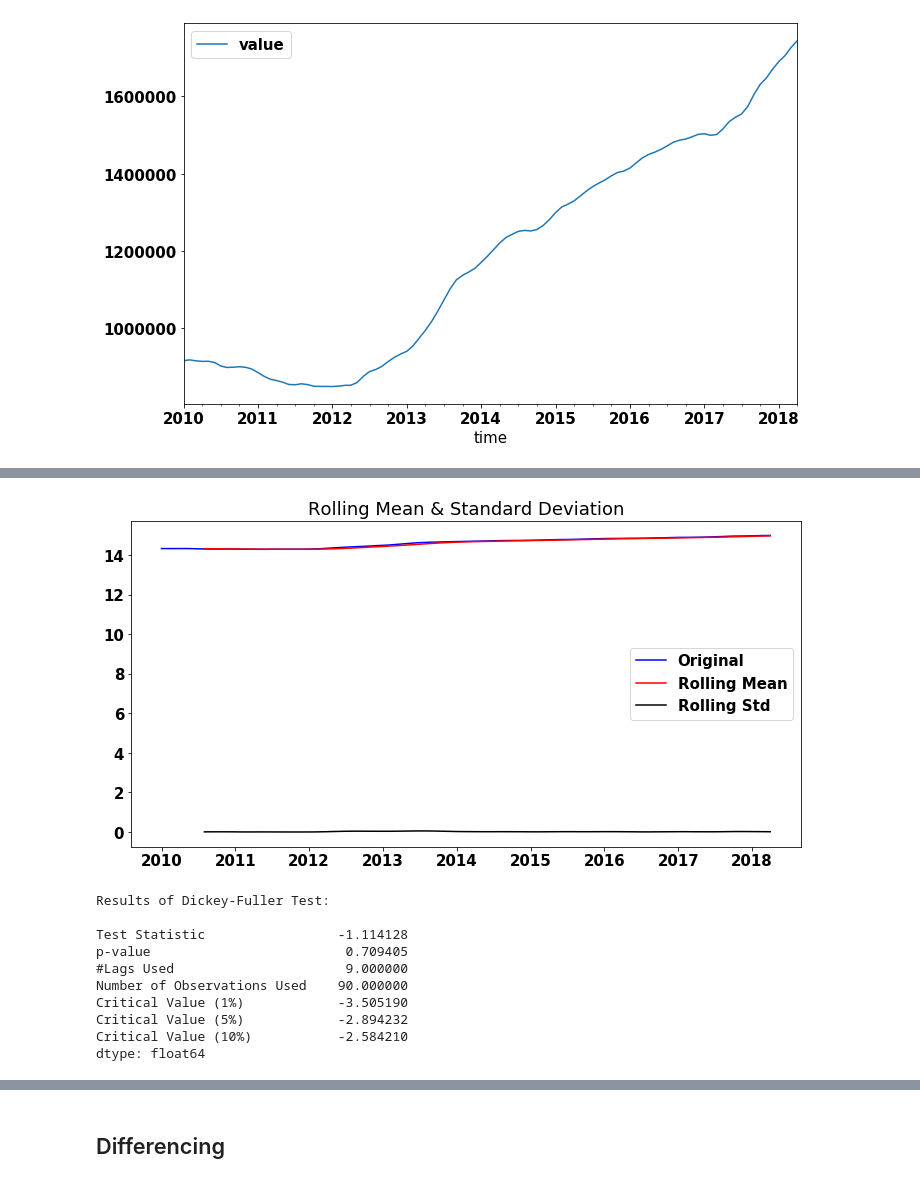
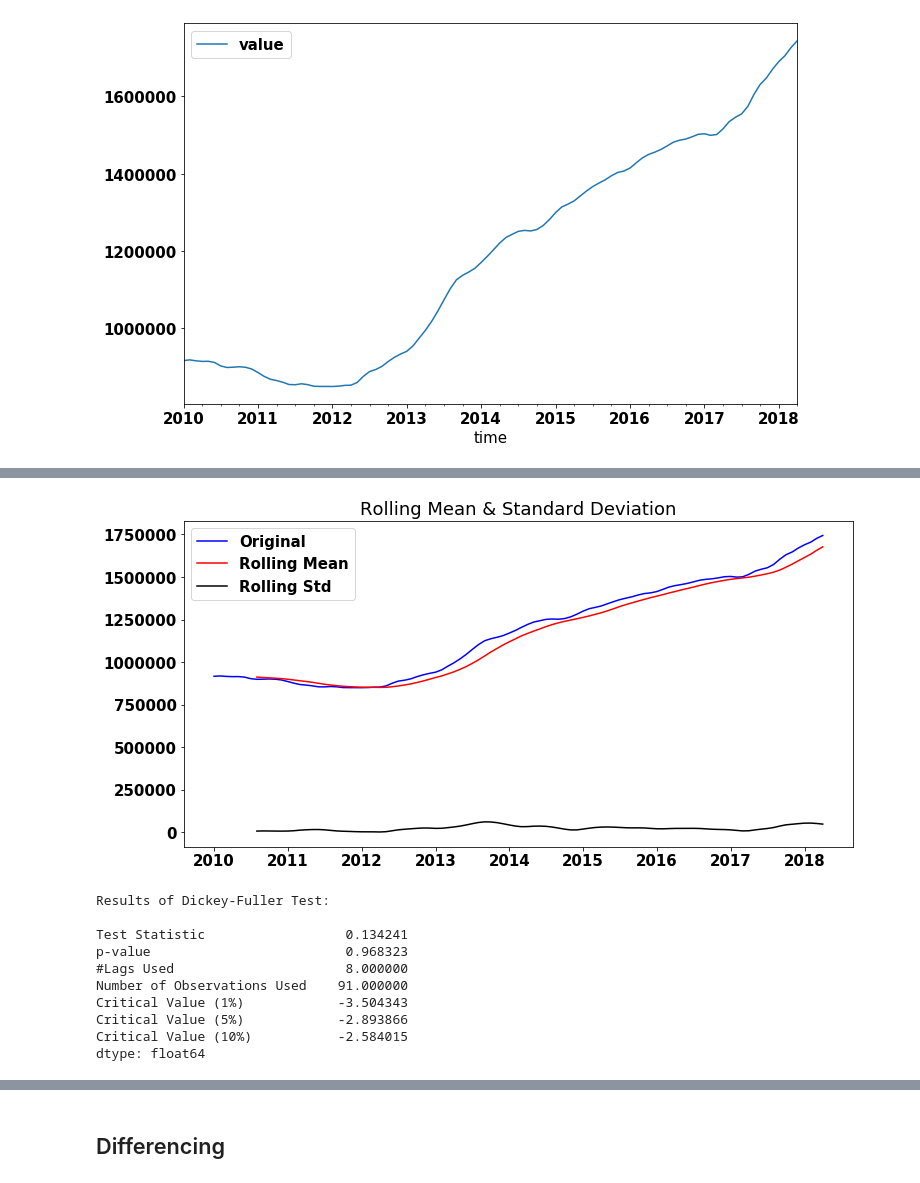
Before and after one commit to c-woo/Zillow-Time-Series, a Jupyter notebook: starter_notebook.ipynb, the cells around one changed output, grey strips where cells are left out. Saved outputs shown, nothing was run; the diff lists cells and outputs as text; code cells hidden in the pictures.

```diff
--- a/starter_notebook.ipynb
+++ b/starter_notebook.ipynb
@@ -272,14 +262,14 @@ Text(0.5, 0, 'Year')
 # %%
-stationarity_check(log_90272)
+stationarity_check(zip_90025)
 # %% [output]
-[figure, old version]
+[figure, new version]
 Results of Dickey-Fuller Test:
 
-Test Statistic                 -1.114128
-p-value                         0.709405
-#Lags Used                      9.000000
-Number of Observations Used    90.000000
-Critical Value (1%)            -3.505190
-Critical Value (5%)            -2.894232
-Critical Value (10%)           -2.584210
+Test Statistic                  0.134241
+p-value                         0.968323
+#Lags Used                      8.000000
+Number of Observations Used    91.000000
+Critical Value (1%)            -3.504343
+Critical Value (5%)            -2.893866
+Critical Value (10%)           -2.584015
 dtype: float64
```
Also changed, not shown: parts of 40 cells of this notebook.
